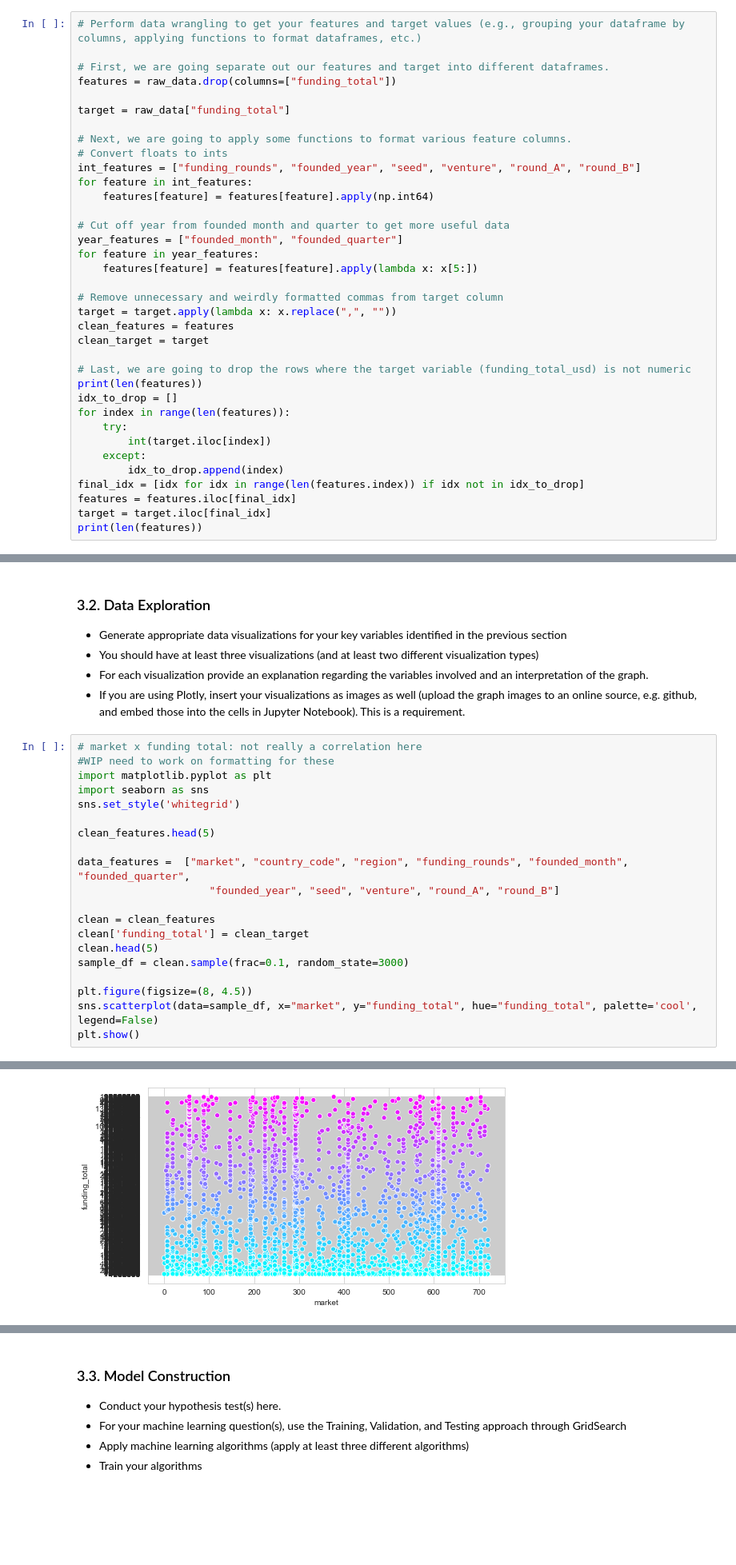
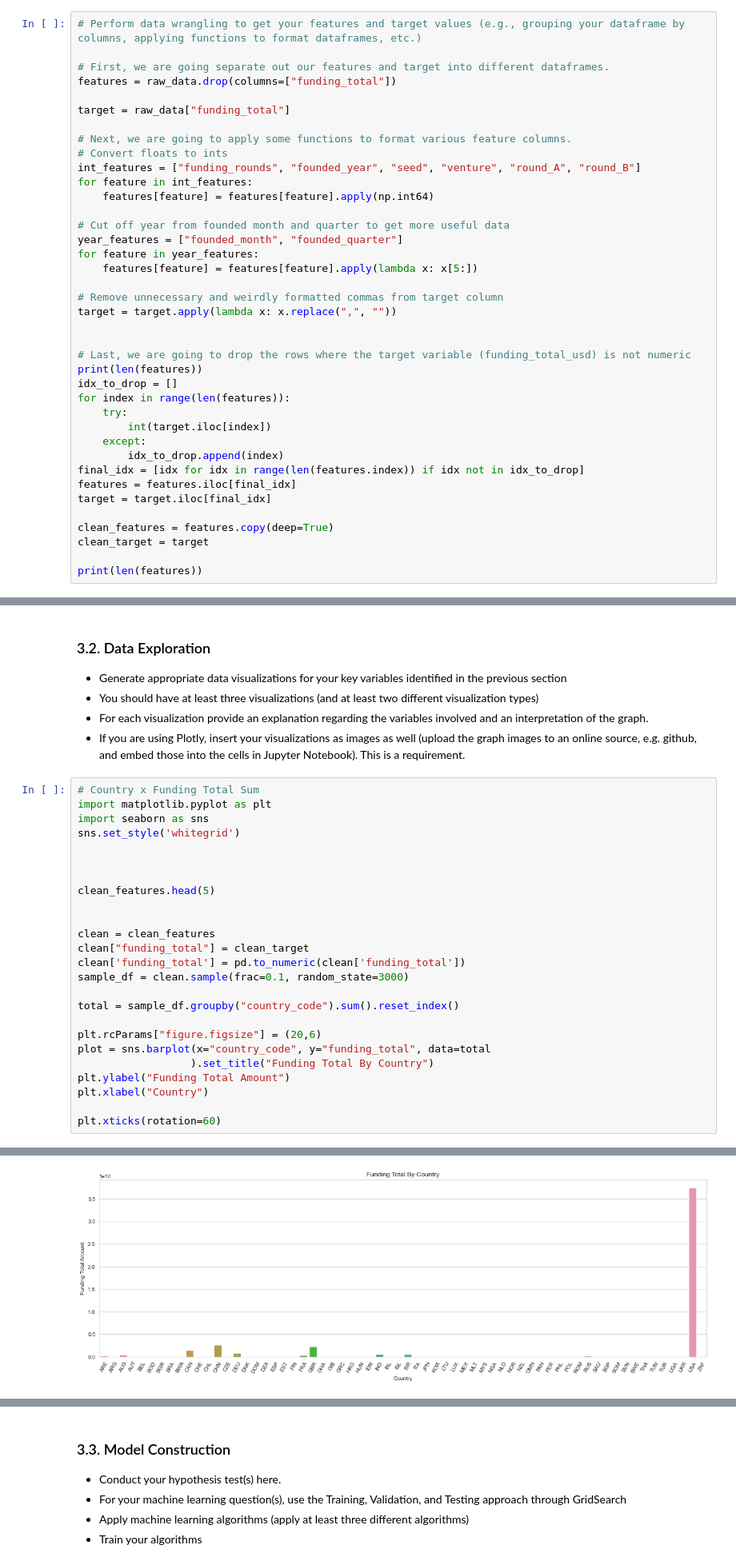
Before and after one commit to tommygreenwald/DS3000FP, a Jupyter notebook: DS3000_FP4_Section01_Group22.ipynb, the cells around one changed output, grey strips where cells are left out. Shown at 80% size. Saved outputs shown, nothing was run; the diff lists cells and outputs as text; blank space fills up the shorter version.

Commit message:
visuals

```diff
--- a/DS3000_FP4_Section01_Group22.ipynb
+++ b/DS3000_FP4_Section01_Group22.ipynb
@@ -127,8 +146,7 @@ for feature in year_features:
 
 # Remove unnecessary and weirdly formatted commas from target column
 target = target.apply(lambda x: x.replace(",", ""))
-clean_features = features
-clean_target = target
+
 
 # Last, we are going to drop the rows where the target variable (funding_total_usd) is not numeric
 print(len(features))
@@ -141,6 +159,10 @@ for index in range(len(features)):
 final_idx = [idx for idx in range(len(features.index)) if idx not in idx_to_drop]
 features = features.iloc[final_idx]
 target = target.iloc[final_idx]
+
+clean_features = features.copy(deep=True)
+clean_target = target
+
 print(len(features))
 # %% [output]
 33829
@@ -270,23 +292,28 @@ dtype: int64
 * For each visualization provide an explanation regarding the variables involved and an interpretation of the graph.
 * If you are using Plotly, insert your visualizations as images as well (upload the graph images to an online source, e.g. github, and embed those into the cells in Jupyter Notebook). This is a requirement.
 # %%
-# market x funding total: not really a correlation here
-#WIP need to work on formatting for these
+# Country x Funding Total Sum
 import matplotlib.pyplot as plt
 import seaborn as sns
 sns.set_style('whitegrid')
 
+
+
 clean_features.head(5)
 
-data_features =  ["market", "country_code", "region", "funding_rounds", "founded_month", "founded_quarter",
-                     "founded_year", "seed", "venture", "round_A", "round_B"]
 
 clean = clean_features
-clean['funding_total'] = clean_target
-clean.head(5)
+clean["funding_total"] = clean_target
+clean['funding_total'] = pd.to_numeric(clean['funding_total'])
 sample_df = clean.sample(frac=0.1, random_state=3000)
 
-plt.figure(figsize=(8, 4.5))
-sns.scatterplot(data=sample_df, x="market", y="funding_total", hue="funding_total", palette='cool', legend=False)
-plt.show()
+total = sample_df.groupby("country_code").sum().reset_index()
+
+plt.rcParams["figure.figsize"] = (20,6)
+plot = sns.barplot(x="country_code", y="funding_total", data=total
+                  ).set_title("Funding Total By Country")
+plt.ylabel("Funding Total Amount")
+plt.xlabel("Country")
+
+plt.xticks(rotation=60)
 # %% [output]
@@ -293 +325 @@ plt.show()
-[figure, old version]
+[figure, new version]
```
Also changed, not shown: parts of 18 cells of this notebook.
